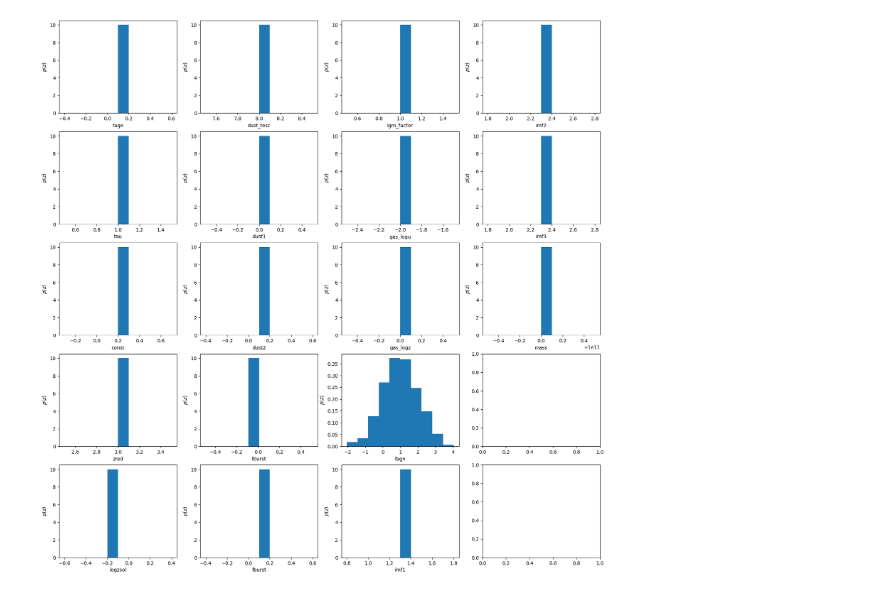
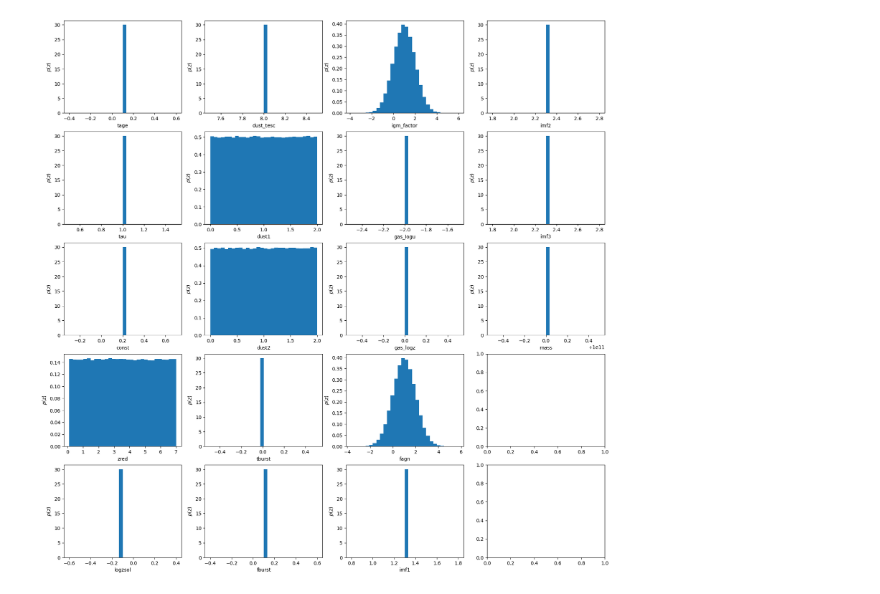
Before and after one commit to fpetri115/LBGforecast, a Jupyter notebook: test.ipynb, the cells around one changed output. Saved outputs shown, nothing was run; the diff lists cells and outputs as text; code cells hidden in the pictures.

Commit message:
fixed plotting bug

```diff
--- a/test.ipynb
+++ b/test.ipynb
@@ -44,4 +48,4 @@ def simulate_sample_photometry(nsamples, spectra=False):
 # %%
-plot_galaxy_population(1000, rows=5)
+plot_galaxy_population(1000000, rows=5, nbins=30)
 # %% [output]
-[figure, old version]
+[figure, new version]
```
Also changed, not shown: parts of 3 cells of this notebook, 1 other file.
